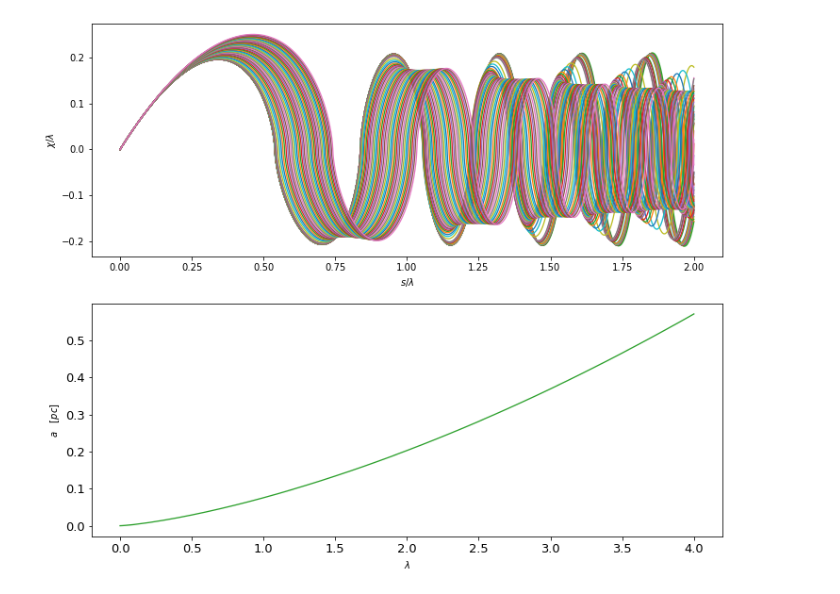
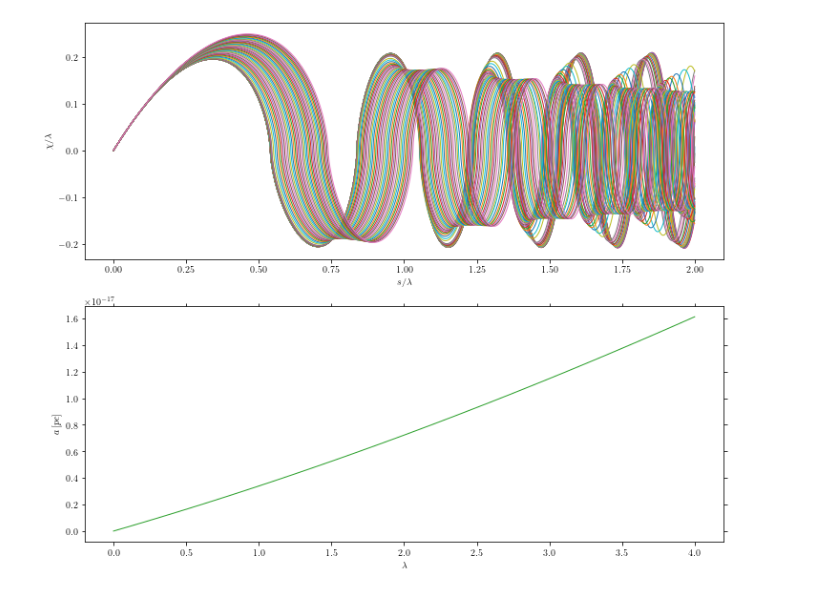
Before and after one commit to pratibhajangra591/Ifca-github, a Jupyter notebook: PBH-Binary.ipynb, the cells around one changed output. Saved outputs shown, nothing was run; the diff lists cells and outputs as text; code cells hidden in the pictures.

```diff
--- a/PBH-Binary.ipynb
+++ b/PBH-Binary.ipynb
@@ -702,6 +681,9 @@ plt.show()
 # %%
 # Comparison of the s_dec-values of the PBH binary decouple from Hubble Expansion with and
 #without DM halos using different values of λ.
+
+
+
 
 fig, ax = plt.subplots(2,figsize=(12, 10))
 plt.rc('lines', linewidth=1.3)
@@ -714,8 +696,8 @@ plt.yticks(fontsize=13)
 
 
 def s_dec_halo(λ_0):   #Function to calculate the scale-factor of the PBH binary decouple from Hubble flow.
-    def f(u,s,λ_0):    #Eq.(37) in "PBH-binary" notes.
-            return [u[1], -((s*g(s)+h(s))*((s*u[1]-u[0]))/(h(s)*s**2))-((u[0])/((((h(s)*s)**2))*λ(s)
+    def f(u,s,λ_0): #Eq.(37) in "PBH-binary" notes.
+        return [u[1], -((s*g(s)+ h(s))*((s*u[1]-u[0]))/(h(s)*s**2))-((u[0])/((((h(s)*s)**2))*λ(λ_0,s)
                      *((u[0]**2+b**2)**(3/2))))]
     separation0= [1e-12,1]
     b= (3*λ_0)/100000
@@ -725,7 +707,7 @@ def s_dec_halo(λ_0):   #Function to calculate the scale-factor of the PBH binar
     As=ss/λ_0
     Bs=separations/λ_0
     ax[0].plot(As,Bs,'')
-    ax[0].set(xlabel="$s/λ$", ylabel="$χ/λ$")
+    ax[0].set(xlabel="$s/\lambda$", ylabel="$\chi/\lambda$")
     Bs_list = Bs.tolist()
     As_list = As.tolist()
     for i in  range(1,len(Bs_list)):
@@ -744,7 +726,7 @@ for i, λ_0 in enumerate(λ_list):
 
 
 ax[1].plot(λ_list,s_dec_halo_list,'C2')
-ax[1].set(xlabel="$λ$", ylabel="$s_{dec}$")
+ax[1].set(xlabel="$\lambda$", ylabel="$s_{dec}$")
 
 
 
@@ -765,7 +747,7 @@ def s_dec(λ_0):       #Function to calculate the scale-factor of the PBH binary
     As=ss/λ_0
     Bs=separations/λ_0
     ax[0].plot(As,Bs,'')
-    ax[0].set(xlabel="$s/λ$", ylabel="$χ/λ$")
+    ax[0].set(xlabel="$s/\lambda$", ylabel="$\chi/\lambda$")
     Bs_list = Bs.tolist()
     As_list = As.tolist()
     for i in  range(1,len(Bs_list)):
@@ -784,16 +766,16 @@ for i, λ_0 in enumerate(λ_list):
 
 
 ax[1].plot(λ_list,s_dec_list,'C1')
-ax[1].set(xlabel="$λ$", ylabel="$s_{dec}$")
+ax[1].set(xlabel="$\lambda$", ylabel="$s_{dec}$")
 
 
 plt.figure(figsize=(11,5))
 plt.plot(λ_list,s_dec_list,'C1--')
 plt.plot(λ_list,s_dec_halo_list,'C2')
-plt.xlabel("$λ$",fontsize=13)
+plt.xlabel("$\lambda$",fontsize=13)
 plt.ylabel("$s_{dec}$",fontsize=13)
 
-plt.title('Variation of $s_{dec}$ of PBH binary having masses $M_{1PBH}$ & $M_{2PBH}$ with $λ$ ')
+plt.title('Variation of $s_{dec}$ of PBH binary having masses $M_{1PBH}$ \& $M_{2PBH}$ with $\lambda$ ')
 plt.legend(["PBH binary without DM halos","PBH binary with DM halos"],prop = {'size':9}, facecolor = 'white',
            loc='upper left', shadow = True,fontsize=33)
 plt.savefig("s_dec vs λ.pdf")
@@ -849,23 +831,29 @@ plt.show()
 # Hubble Expansion with and without DM halos using different values of λ.
 
 fig, ax = plt.subplots(2,figsize=(12, 10))
-plt.rc('lines', linewidth=1.3)
-plt.xticks(fontsize=13)
-plt.yticks(fontsize=13)
 
-M_1PBH=1*M_solar         # in units of M☉.
-M_2PBH=1e4*M_solar       # in units of M☉.
 
-pc=3.085e16              # in units of meter
-C=1/pc
+
+plt.rcParams['xtick.direction'] = 'in'
+plt.rcParams['ytick.direction'] = 'in'
+plt.tick_params(which='both', right=True, top=True)
+
+
+plt.rc('lines', linewidth=1)
+
+
+
+
+pc = 3.085e16              # in units of meter
+C = 1/pc
 
 
 
 #PBH binaries with DM halos.
 
 def a_halo(λ_0):      #Function to calculate the initial semi-major axis of the PBH binary
-    def f(u,s,λ_0):   #Eq.(37) in "PBH-binary" notes.
-        return [u[1], -((s*g(s)+h(s))*((s*u[1]-u[0]))/(h(s)*s**2))-((u[0])/((((h(s)*s)**2))*λ(s)
+    def f(u,s,λ_0): #Eq.(37) in "PBH-binary" notes.
+        return [u[1], -((s*g(s)+h(s))*((s*u[1]-u[0]))/(h(s)*s**2))-((u[0])/((((h(s)*s)**2))*λ(λ_0,s)
                      *((u[0]**2+b**2)**(3/2))))]
     separation0= [1e-12,1]
     b=(3*λ_0)/100000
@@ -875,7 +863,7 @@ def a_halo(λ_0):      #Function to calculate the initial semi-major axis of the
     As=ss/λ_0
     Bs=separations/λ_0
     ax[0].plot(As,Bs,'')
-    ax[0].set(xlabel="$s/λ$", ylabel="$χ/λ$")
+    ax[0].set(xlabel="$s/\lambda$", ylabel="$\chi/\lambda$")
     Bs_list = Bs.tolist()
     As_list = As.tolist()
     for i in  range(1,len(Bs_list)):
@@ -884,7 +872,7 @@ def a_halo(λ_0):      #Function to calculate the initial semi-major axis of the
         semi=(((A/2)*λ_0))                   #As Bs=separations/λ_0.
         if Δ<0:
             x=(((3*(M_1PBH+M_2PBH)*λ_0)/(8*π*ρ_eq))**(1/3))    # The initial comoving separation of the PBH binary in units of meter.
-            a=(x*semi)
+            a=(semi)
             break
 
 
@@ -900,7 +888,7 @@ for i, λ_0 in enumerate(λ_list):
 
 
 ax[1].plot(λ_list,a_halo_list*C,'C2')
-ax[1].set(xlabel="$λ$", ylabel="$a \hspace{1}[pc]$")
+ax[1].set(xlabel="$\lambda$", ylabel="$a \,[pc]$")
 
 
 
@@ -909,11 +897,11 @@ ax[1].set(xlabel="$λ$", ylabel="$a \hspace{1}[pc]$")
 #PBH binaries without DM halos.
 fig, ax = plt.subplots(2,figsize=(12, 10))
 
-def a(λ_0):           #Function to calculate the initial semi-major axis of the PBH binary
+def a_nohalo(λ_0):           #Function to calculate the initial semi-major axis of the PBH binary
     def f(u,s,λ_0):   #Eq.(16) in "PBH-binary" notes.
-        return [u[1], -((s*g(s)+h(s))*((s*u[1]-u[0]))/(h(s)*s**2))-((u[0])/((((h(s)*s)**2))*λ_0
-                     *((u[0]**2+b**2)**(3/2))))]
+        return [u[1], -((s*g(s)+h(s))*((s*u[1]-u[0]))/(h(s)*s**2))-((u[0])/((((h(s)*s)**2))*λ_0*((u[0]**2+b**2)**(3/2))))]
     separation0= [1e-12,1]
+
     b=(3*λ_0)/100000
     ss= np.linspace(1e-12,((6*λ_0)/3),1000000)
     us= odeint(f,separation0,ss,args=( λ_0,))
@@ -921,7 +909,7 @@ def a(λ_0):           #Function to calculate the initial semi-major axis of the
     As=ss/λ_0
     Bs=separations/λ_0
     ax[0].plot(As,Bs,'')
-    ax[0].set(xlabel="$s/λ$", ylabel="$χ/λ$")
+    ax[0].set(xlabel="$s/\lambda$", ylabel="$\chi/\lambda$")
     Bs_list = Bs.tolist()
     As_list = As.tolist()
     for i in  range(1,len(Bs_list)):
@@ -930,7 +918,7 @@ def a(λ_0):           #Function to calculate the initial semi-major axis of the
         semi=(((A/2)*λ_0))                   #As Bs=separations/λ_0.
         if Δ<0:
             x=(((3*(M_1PBH+M_2PBH)*λ_0)/(8*π*ρ_eq))**(1/3))    # The initial comoving separation of the PBH binary in units of meter.
-            a=(x*semi)
+            a=(semi)
             break
 
 
@@ -940,27 +928,19 @@ def a(λ_0):           #Function to calculate the initial semi-major axis of the
 
 
 
-a_list = np.zeros(len(λ_list))
+a_nohalo_list = np.zeros(len(λ_list))
 for i, λ_0 in enumerate(λ_list):
-     a_list[i] = a(λ_0)
+     a_nohalo_list[i] = a_nohalo(λ_0)
 
 
-ax[1].plot(λ_list,a_list*C,'C3')
-ax[1].set(xlabel="$λ$", ylabel="$a\hspace{1}[pc]$")
+ax[1].plot(λ_list, a_nohalo_list*C,'C3')
+ax[1].set(xlabel="$\lambda$", ylabel="$a/x$")
 
 
-plt.figure(figsize=(11,5))
-plt.plot(λ_list,a_list*C,'C3--')
-plt.plot(λ_list,a_halo_list*C,'C2')
-plt.xlabel("$λ$",fontsize=13)
-plt.ylabel("$a\hspace{1}[pc]$",fontsize=13)
 
-plt.title('Variation of semi-major axis, $a$ with $λ$ for a PBH binary having $M_{1PBH} = 1\hspace{0.3} M_{☉}$ & $M_{2PBH} = 10^{4}\hspace{0.3} M_{☉}$')
-plt.legend(["PBH binary without DM halos","PBH binary with DM halos"],prop = {'size':12}, facecolor = 'white',
-           loc='upper left', shadow = True,fontsize=33)
-plt.savefig("a vs λ.pdf")
-plt.show()
+
+
 
 # This graph also shows that for λ≈1 or λ>1, PBH binary having DM halos decouples earlier
-# than the same binary with no DM halos and hence is smaller in size comparatively.
+# than the same binary with no DM halos and hence is smaller in size comparatively7
 # %% [output]
@@ -967 +948 @@ plt.show()
-[figure, old version]
+[figure, new version]
```
Also changed, not shown: parts of 18 cells of this notebook.
